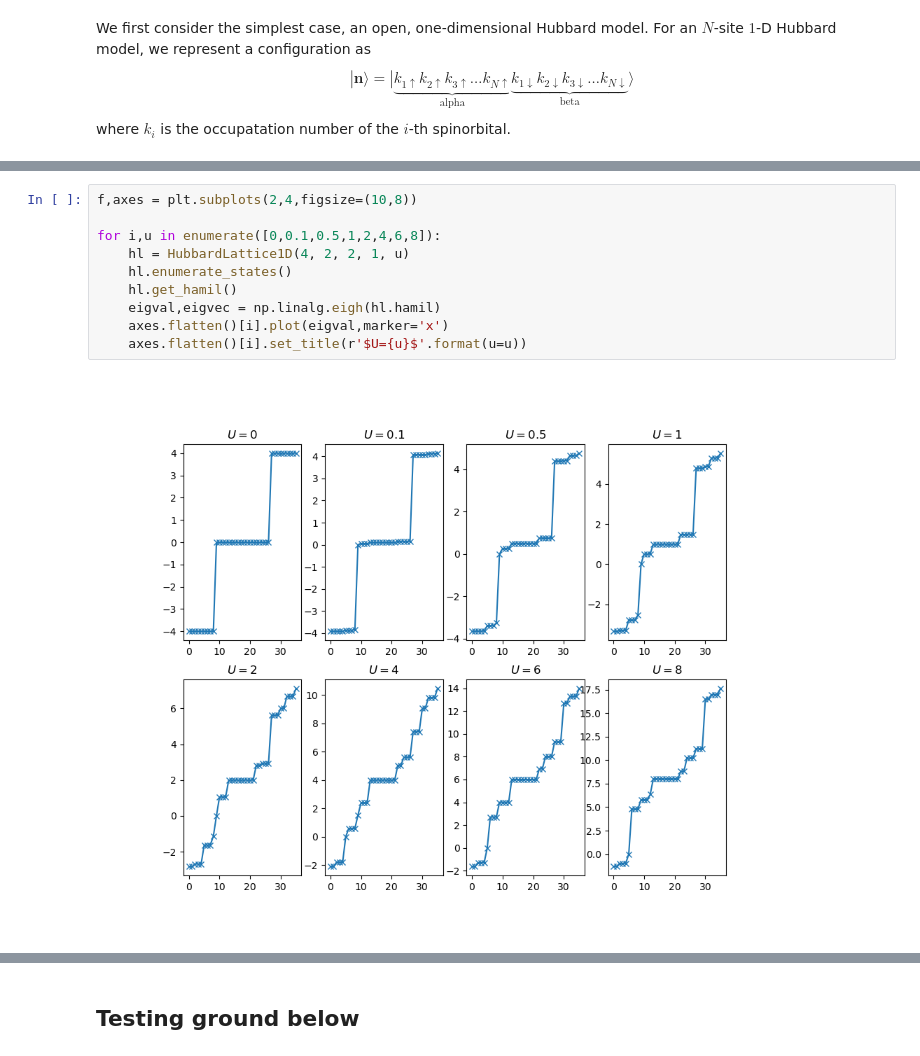
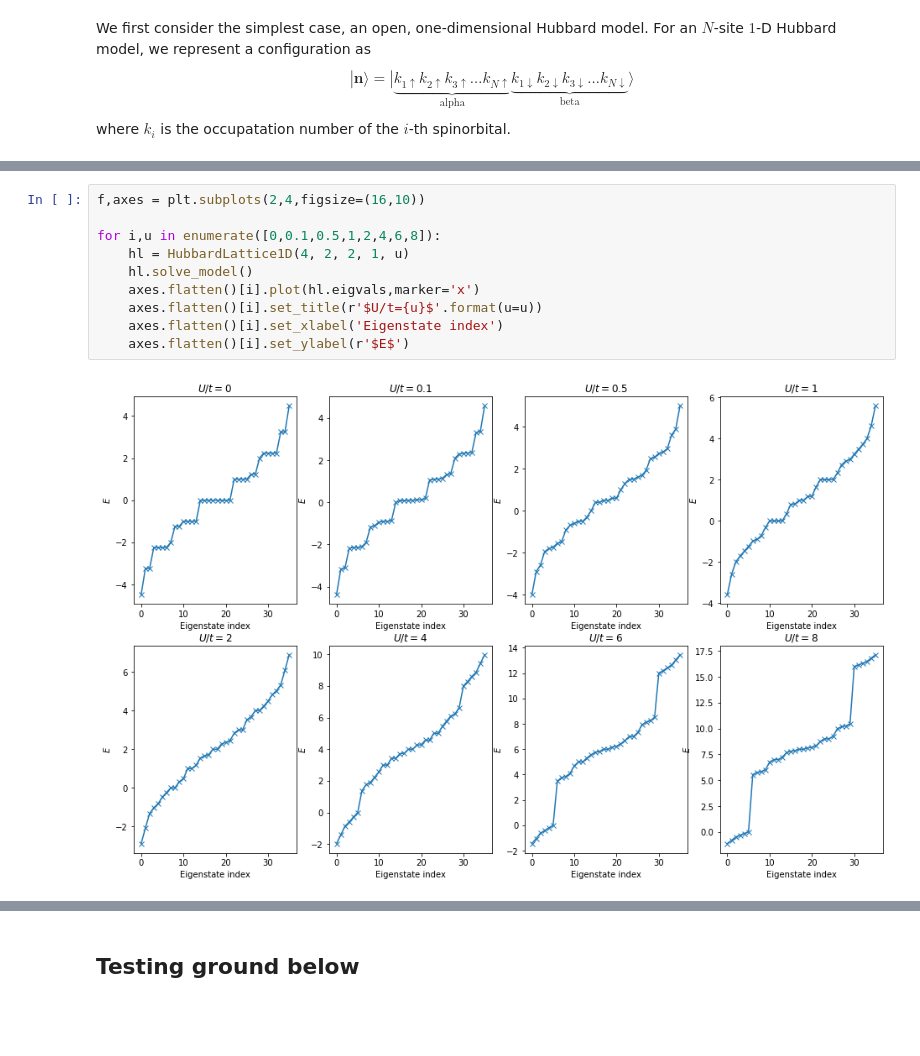
Before and after one commit to brianz98/hubbard-model, a Jupyter notebook: hubbard.ipynb, the cells around one changed output, grey strips where cells are left out. Saved outputs shown, nothing was run; the diff lists cells and outputs as text; blank space fills up the shorter version.

Commit message:
Add plotting and scattering

```diff
--- a/hubbard.ipynb
+++ b/hubbard.ipynb
@@ -292,12 +333,12 @@ and a memory of {self.mem_reqd_hamil:.2f} kB for the Hamiltonian, if requested."
 # %%
-f,axes = plt.subplots(2,4,figsize=(10,8))
+f,axes = plt.subplots(2,4,figsize=(16,10))
 
 for i,u in enumerate([0,0.1,0.5,1,2,4,6,8]):
     hl = HubbardLattice1D(4, 2, 2, 1, u)
-    hl.enumerate_states()
-    hl.get_hamil()
-    eigval,eigvec = np.linalg.eigh(hl.hamil)
-    axes.flatten()[i].plot(eigval,marker='x')
-    axes.flatten()[i].set_title(r'$U={u}$'.format(u=u))
+    hl.solve_model()
+    axes.flatten()[i].plot(hl.eigvals,marker='x')
+    axes.flatten()[i].set_title(r'$U/t={u}$'.format(u=u))
+    axes.flatten()[i].set_xlabel('Eigenstate index')
+    axes.flatten()[i].set_ylabel(r'$E$')
 # %% [output]
-[figure, old version]
+[figure, new version]
```
Also changed, not shown: parts of 27 cells of this notebook.
